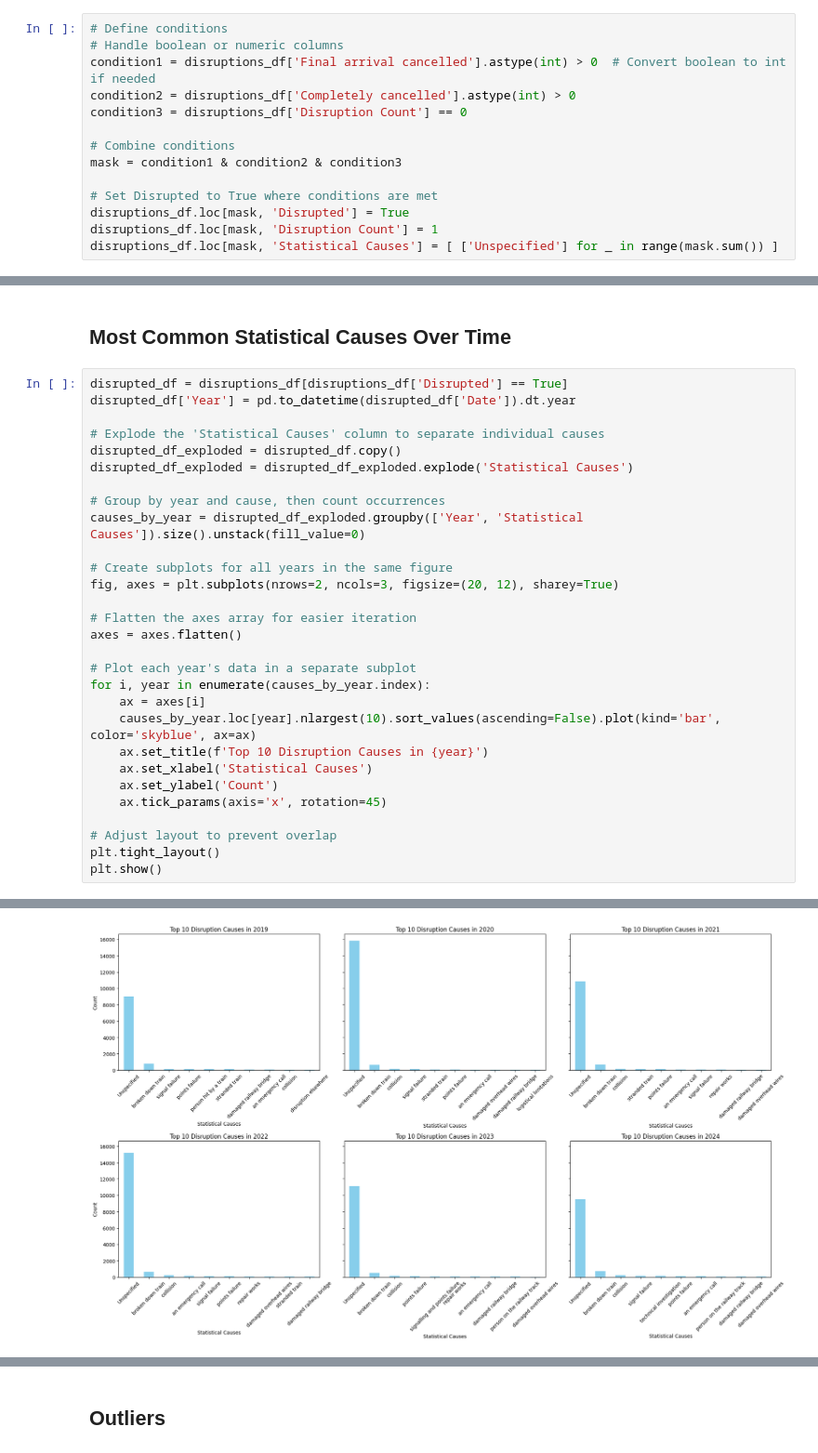
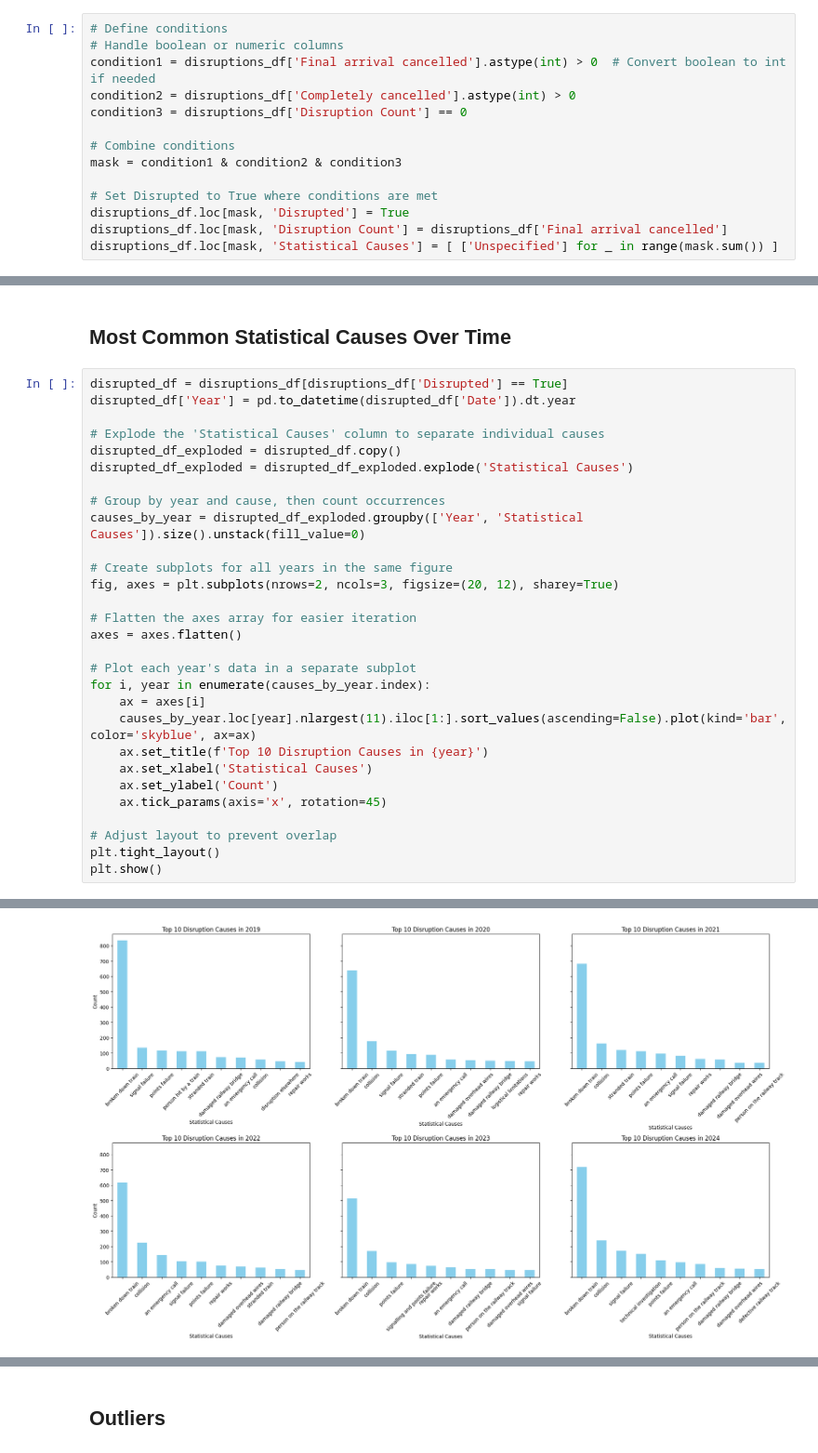
Before and after one commit to Brebber/Thesis, a Jupyter notebook: MSc-Thesis-Brent/NS-Disruptions-2025/exploratory-data-analysis/Exploratory Data Analysis.ipynb, the cells around one changed output, grey strips where cells are left out. Shown at 93% size. Cells and saved outputs as stored; diff of their text form.

```diff
--- a/MSc-Thesis-Brent/NS-Disruptions-2025/exploratory-data-analysis/Exploratory Data Analysis.ipynb
+++ b/MSc-Thesis-Brent/NS-Disruptions-2025/exploratory-data-analysis/Exploratory Data Analysis.ipynb
@@ -105,7 +124,7 @@ mask = condition1 & condition2 & condition3
 
 # Set Disrupted to True where conditions are met
 disruptions_df.loc[mask, 'Disrupted'] = True
-disruptions_df.loc[mask, 'Disruption Count'] = 1
+disruptions_df.loc[mask, 'Disruption Count'] = disruptions_df['Final arrival cancelled']
 disruptions_df.loc[mask, 'Statistical Causes'] = [ ['Unspecified'] for _ in range(mask.sum()) ]
 # %%
 disruptions_df[disruptions_df['Disrupted'] == True]
@@ -153,32 +172,32 @@ disrupted_df['Year'] = pd.to_datetime(disrupted_df['Date']).dt.year
 # Explode the 'Statistical Causes' column to separate individual causes
 disrupted_df_exploded = disrupted_df.copy()
 disrupted_df_exploded = disrupted_df_exploded.explode('Statistical Causes')
 
 # Group by year and cause, then count occurrences
 causes_by_year = disrupted_df_exploded.groupby(['Year', 'Statistical Causes']).size().unstack(fill_value=0)
 
 # Create subplots for all years in the same figure
 fig, axes = plt.subplots(nrows=2, ncols=3, figsize=(20, 12), sharey=True)
 
 # Flatten the axes array for easier iteration
 axes = axes.flatten()
 
 # Plot each year's data in a separate subplot
 for i, year in enumerate(causes_by_year.index):
     ax = axes[i]
-    causes_by_year.loc[year].nlargest(10).sort_values(ascending=False).plot(kind='bar', color='skyblue', ax=ax)
+    causes_by_year.loc[year].nlargest(11).iloc[1:].sort_values(ascending=False).plot(kind='bar', color='skyblue', ax=ax)
     ax.set_title(f'Top 10 Disruption Causes in {year}')
     ax.set_xlabel('Statistical Causes')
     ax.set_ylabel('Count')
     ax.tick_params(axis='x', rotation=45)
 
 # Adjust layout to prevent overlap
 plt.tight_layout()
 plt.show()
 # %% [output]
 A value is trying to be set on a copy of a slice from a DataFrame.
 Try using .loc[row_indexer,col_indexer] = value instead
 
 See the caveats in the documentation: https://pandas.pydata.org/pandas-docs/stable/user_guide/indexing.html#returning-a-view-versus-a-copy
   disrupted_df['Year'] = pd.to_datetime(disrupted_df['Date']).dt.year
-[figure, old version]
+[figure, new version]
```
Also changed, not shown: parts of 6 cells of this notebook, 2 other files.
